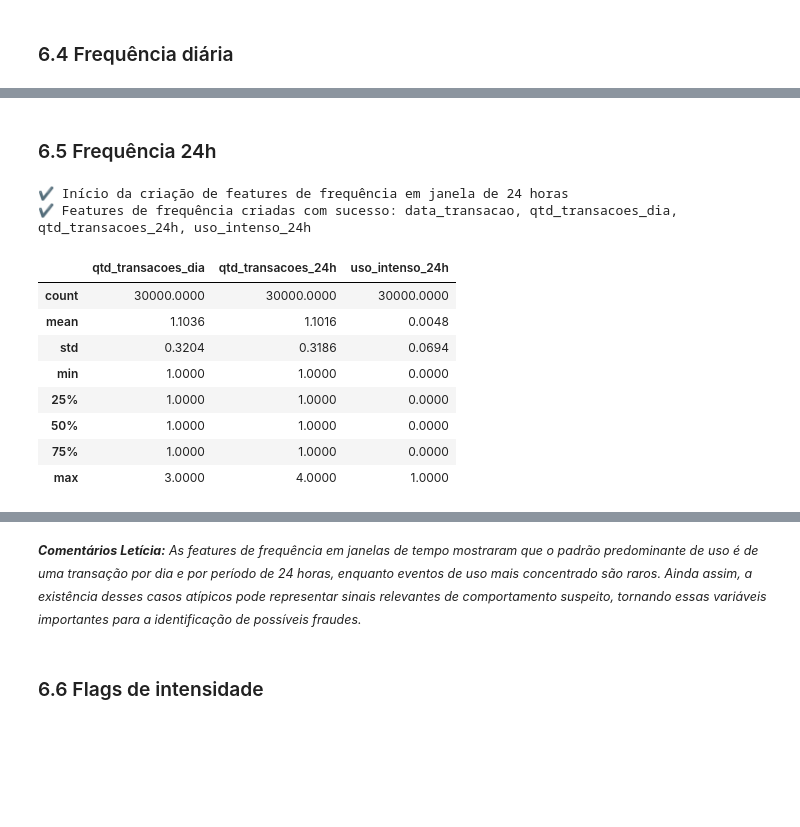
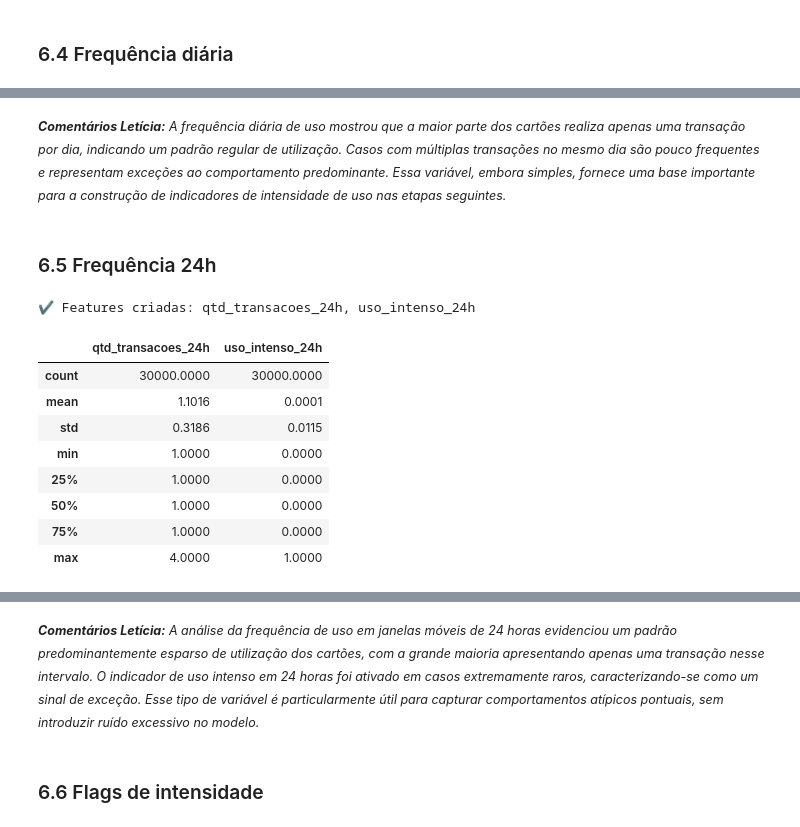
Before and after one commit to lpdata/fraude_bilhetagem, a Jupyter notebook: notebooks/02_tratamento_features.ipynb, the cells around one changed output, grey strips where cells are left out. Drawn from its saved outputs; the diff is of its cells as text; code cells hidden in the pictures; blank space fills up the shorter version.

```diff
--- a/notebooks/02_tratamento_features.ipynb
+++ b/notebooks/02_tratamento_features.ipynb
@@ -921,14 +943,2 @@ display(
 # %% [markdown]
 ### 6.3 Features de sequência
-# %%
-# Tempo de vida do cartão em dias no momento da transação
-df['tempo_vida_cartao_dias'] = (
-    df['ts_transacao'] - df['dt_emissao_cartao']
-).dt.days
-
-checkpoint("Feature criada: tempo_vida_cartao_dias")
-
-display(
-    df['tempo_vida_cartao_dias']
-    .describe()
-)
@@ -1000,57 +1032,45 @@ display(
+# %% [markdown]
+<small>***Comentários Letícia:** A frequência diária de uso mostrou que a maior parte dos cartões realiza apenas uma transação por dia, indicando um padrão regular de utilização. Casos com múltiplas transações no mesmo dia são pouco frequentes e representam exceções ao comportamento predominante. Essa variável, embora simples, fornece uma base importante para a construção de indicadores de intensidade de uso nas etapas seguintes.*</small>
 # %% [markdown]
 ### 6.5 Frequência 24h
 # %%
-checkpoint("Início da criação de features de frequência em janela de 24 horas")
-
-# garante ordenação correta
-df = df.sort_values(['id_cartao', 'ts_transacao']).reset_index(drop=True)
-
-# Data da transação (para agregação por dia-calendário)
-df['data_transacao'] = df['ts_transacao'].dt.date
-
-# Quantidade de transações por cartão no mesmo dia
-df['qtd_transacoes_dia'] = (
-    df.groupby(['id_cartao', 'data_transacao'])['id_transacao']
-      .transform('count')
-)
-
-# Quantidade de transações nas últimas 24h (janela móvel por cartão)
 def _rolling_count_24h(grupo: pd.DataFrame) -> pd.Series:
+    # grupo já vem na ordem correta por ts_transacao
     s = (
         grupo.set_index('ts_transacao')['id_transacao']
              .rolling('24h')
              .count()
     )
-
+    # traz de volta o índice original das linhas
     s.index = grupo.index
     return s
 
 df['qtd_transacoes_24h'] = (
     df.groupby('id_cartao', group_keys=False)
       .apply(_rolling_count_24h)
+      .round(0)
       .astype('Int64')
 )
 
-# Indicador de uso intenso em 24h (threshold conservador)
-df['uso_intenso_24h'] = (df['qtd_transacoes_24h'] >= 3).astype(int)
+# Flag de intensidade (threshold conservador)
+df['uso_intenso_24h'] = (df['qtd_transacoes_24h'] >= 4).astype(int)
 
-checkpoint(
-    "Features de frequência criadas com sucesso: "
-    "data_transacao, qtd_transacoes_dia, qtd_transacoes_24h, uso_intenso_24h"
+checkpoint("Features criadas: qtd_transacoes_24h, uso_intenso_24h")
+
+display(df[['qtd_transacoes_24h', 'uso_intenso_24h']].describe())
+
+display(
+    df[['id_cartao', 'ts_transacao', 'qtd_transacoes_24h', 'uso_intenso_24h']]
+    .head(10)
 )
-
-# Validação rápida
-display(df[['qtd_transacoes_dia', 'qtd_transacoes_24h', 'uso_intenso_24h']].describe())
-display(df[['data_transacao', 'qtd_transacoes_dia', 'qtd_transacoes_24h', 'uso_intenso_24h']].head(10))
 # %% [output]
-✔ Início da criação de features de frequência em janela de 24 horas
-✔ Features de frequência criadas com sucesso: data_transacao, qtd_transacoes_dia, qtd_transacoes_24h, uso_intenso_24h
+✔ Features criadas: qtd_transacoes_24h, uso_intenso_24h
-|  | qtd_transacoes_dia | qtd_transacoes_24h | uso_intenso_24h |
-| count | 30000.0000 | 30000.0000 | 30000.0000 |
-| mean | 1.1036 | 1.1016 | 0.0048 |
-| std | 0.3204 | 0.3186 | 0.0694 |
-| min | 1.0000 | 1.0000 | 0.0000 |
-| 25% | 1.0000 | 1.0000 | 0.0000 |
-| 50% | 1.0000 | 1.0000 | 0.0000 |
-| 75% | 1.0000 | 1.0000 | 0.0000 |
-| max | 3.0000 | 4.0000 | 1.0000 |
+|  | qtd_transacoes_24h | uso_intenso_24h |
+| count | 30000.0000 | 30000.0000 |
+| mean | 1.1016 | 0.0001 |
+| std | 0.3186 | 0.0115 |
+| min | 1.0000 | 0.0000 |
+| 25% | 1.0000 | 0.0000 |
+| 50% | 1.0000 | 0.0000 |
+| 75% | 1.0000 | 0.0000 |
+| max | 4.0000 | 1.0000 |
@@ -1068,4 +1088,4 @@ display(df[['data_transacao', 'qtd_transacoes_dia', 'qtd_transacoes_24h', 'uso_i
-# %% [markdown]
-<small>***Comentários Letícia:** As features de frequência em janelas de tempo mostraram que o padrão predominante de uso é de uma transação por dia e por período de 24 horas, enquanto eventos de uso mais concentrado são raros. Ainda assim, a existência desses casos atípicos pode representar sinais relevantes de comportamento suspeito, tornando essas variáveis importantes para a identificação de possíveis fraudes.*</small>
+# %% [markdown]
+<small>***Comentários Letícia:** A análise da frequência de uso em janelas móveis de 24 horas evidenciou um padrão predominantemente esparso de utilização dos cartões, com a grande maioria apresentando apenas uma transação nesse intervalo. O indicador de uso intenso em 24 horas foi ativado em casos extremamente raros, caracterizando-se como um sinal de exceção. Esse tipo de variável é particularmente útil para capturar comportamentos atípicos pontuais, sem introduzir ruído excessivo no modelo.*</small>
 # %% [markdown]
 ### 6.6 Flags de intensidade
```
Also changed, not shown: parts of 46 cells of this notebook.
